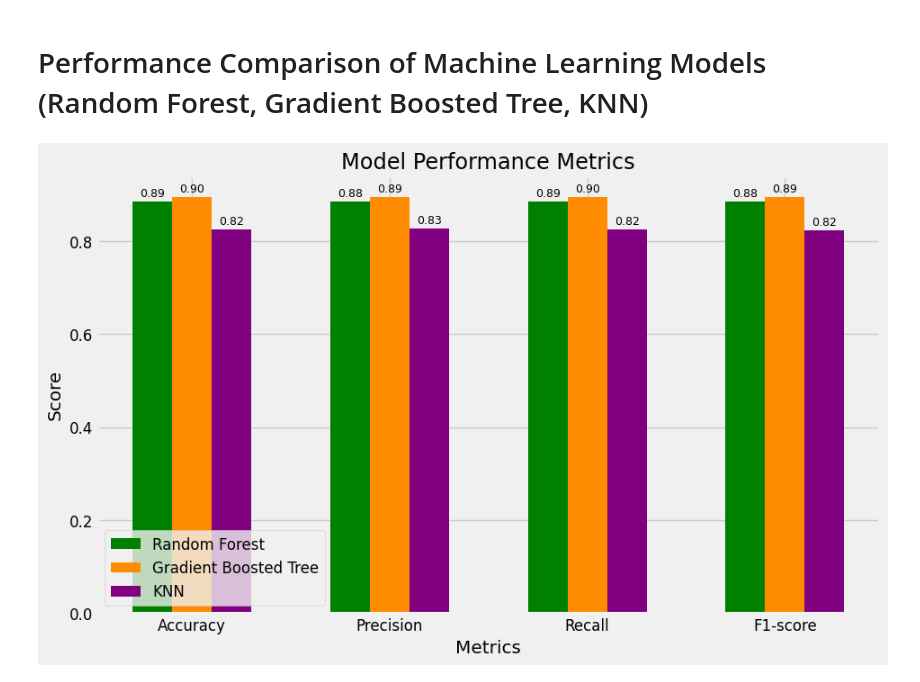
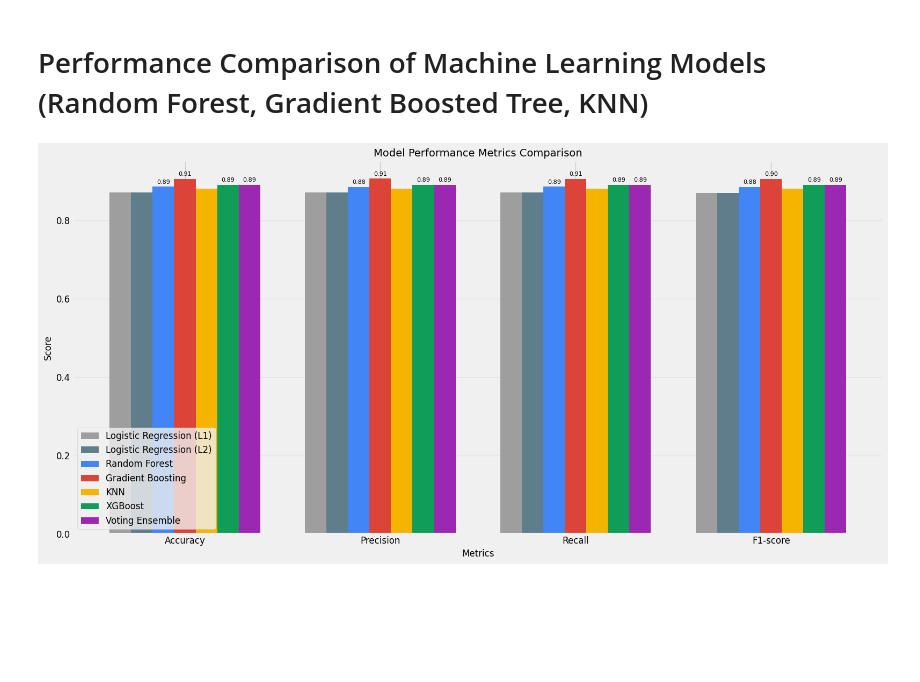
Before and after one commit to Fadi-Louise/Heart-Diseases, a Jupyter notebook: Heart Diseases.ipynb, the cells around one changed output. Saved outputs shown, nothing was run; the diff lists cells and outputs as text; code cells hidden in the pictures; blank space fills up the shorter version.

Commit message:
Update using new models

```diff
--- a/Heart Diseases.ipynb
+++ b/Heart Diseases.ipynb
@@ -543,67 +917,91 @@ weighted avg       0.83      0.82      0.82       200
 # %% [markdown]
 # Performance Comparison of Machine Learning Models (Random Forest, Gradient Boosted Tree, KNN)
 # %%
-# Accuracy, Precision, Recall, F1-score
+# Performance Comparison of All Machine Learning Models
 from sklearn.metrics import precision_recall_fscore_support
 
-# Calculate precision, recall, F1-score
-precision_rf, recall_rf, f1_score_rf, _ = precision_recall_fscore_support(y_test, y_pred, average='weighted')
-precision_gb, recall_gb, f1_score_gb, _ = precision_recall_fscore_support(y_test, y_pred_gb, average='weighted')
-precision_knn, recall_knn, f1_score_knn, _ = precision_recall_fscore_support(y_test, y_pred_knn, average='weighted')
-
-# Accuracy
-accuracy_rf = accuracy_score(y_test, y_pred)
-accuracy_gb = accuracy_score(y_test, y_pred_gb)
-accuracy_knn = accuracy_score(y_test, y_pred_knn)
+# Calculate precision, recall, F1-score for all models
+precision_l1, recall_l1, f1_score_l1, _ = precision_recall_fscore_support(y_test, lr_l1_predictions, average='weighted')
+precision_l2, recall_l2, f1_score_l2, _ = precision_recall_fscore_support(y_test, lr_l2_predictions, average='weighted')
+precision_rf, recall_rf, f1_score_rf, _ = precision_recall_fscore_support(y_test, rf_predictions, average='weighted')
+precision_gb, recall_gb, f1_score_gb, _ = precision_recall_fscore_support(y_test, gb_predictions, average='weighted')
+precision_knn, recall_knn, f1_score_knn, _ = precision_recall_fscore_support(y_test, knn_predictions, average='weighted')
+precision_xgb, recall_xgb, f1_score_xgb, _ = precision_recall_fscore_support(y_test, xgb_predictions, average='weighted')
+precision_vote, recall_vote, f1_score_vote, _ = precision_recall_fscore_support(y_test, voting_predictions, average='weighted')
 
 # Plotting with numbers on bars
-plt.figure(figsize=(10, 6))
+plt.figure(figsize=(16, 8))
 
 # Bar width
-bar_width = 0.2
+bar_width = 0.11
 
 # Metrics
 metrics = ['Accuracy', 'Precision', 'Recall', 'F1-score']
-rf_values = [accuracy_rf, precision_rf, recall_rf, f1_score_rf]
-gb_values = [accuracy_gb, precision_gb, recall_gb, f1_score_gb]
-knn_values = [accuracy_knn, precision_knn, recall_knn, f1_score_knn]
+l1_values = [accuracy_l1, precision_l1, recall_l1, f1_score_l1]
+l2_values = [accuracy_l2, precision_l2, recall_l2, f1_score_l2]
+rf_values = [rf_accuracy, precision_rf, recall_rf, f1_score_rf]
+gb_values = [gb_accuracy, precision_gb, recall_gb, f1_score_gb]
+knn_values = [knn_accuracy, precision_knn, recall_knn, f1_score_knn]
+xgb_values = [xgb_accuracy, precision_xgb, recall_xgb, f1_score_xgb]
+vote_values = [voting_accuracy, precision_vote, recall_vote, f1_score_vote]
 
 # Bar positions
 index = range(len(metrics))
 
-# Plotting
-plt.bar(index, rf_values, bar_width, color='green', label='Random Forest')
-plt.bar([i + bar_width for i in index], gb_values, bar_width, color='darkorange', label='Gradient Boosted Tree')
-plt.bar([i + bar_width*2 for i in index], knn_values, bar_width, color='purple', label='KNN')
+# Plotting with improved colors
+plt.bar([i - 3*bar_width for i in index], l1_values, bar_width, color='#9E9E9E', label='Logistic Regression (L1)')
+plt.bar([i - 2*bar_width for i in index], l2_values, bar_width, color='#607D8B', label='Logistic Regression (L2)')
+plt.bar([i - bar_width for i in index], rf_values, bar_width, color='#4285F4', label='Random Forest')
+plt.bar(index, gb_values, bar_width, color='#DB4437', label='Gradient Boosting')
+plt.bar([i + bar_width for i in index], knn_values, bar_width, color='#F4B400', label='KNN')
+plt.bar([i + 2*bar_width for i in index], xgb_values, bar_width, color='#0F9D58', label='XGBoost')
+plt.bar([i + 3*bar_width for i in index], vote_values, bar_width, color='#9C27B0', label='Voting Ensemble')
 
-# Adding numbers to bars
+# Adding numbers to top models only (to avoid clutter)
 for i, v in enumerate(rf_values):
-    plt.text(i, v + 0.005, f'{v:.2f}', ha='center', va='bottom', fontsize=9)
+    plt.text(i - bar_width, v + 0.005, f'{v:.2f}', ha='center', va='bottom', fontsize=8)
 for i, v in enumerate(gb_values):
-    plt.text(i + bar_width, v + 0.005, f'{v:.2f}', ha='center', va='bottom', fontsize=9)
-for i, v in enumerate(knn_values):
-    plt.text(i + bar_width*2, v + 0.005, f'{v:.2f}', ha='center', va='bottom', fontsize=9)
+    plt.text(i, v + 0.005, f'{v:.2f}', ha='center', va='bottom', fontsize=8)
+for i, v in enumerate(xgb_values):
+    plt.text(i + 2*bar_width, v + 0.005, f'{v:.2f}', ha='center', va='bottom', fontsize=8)
+for i, v in enumerate(vote_values):
+    plt.text(i + 3*bar_width, v + 0.005, f'{v:.2f}', ha='center', va='bottom', fontsize=8)
 
 # Labels and title
-plt.xlabel('Metrics')
-plt.ylabel('Score')
-plt.title('Model Performance Metrics')
-plt.xticks([i + bar_width for i in index], metrics)
+plt.xlabel('Metrics', fontsize=12)
+plt.ylabel('Score', fontsize=12)
+plt.title('Model Performance Metrics Comparison', fontsize=14)
+plt.xticks(index, metrics)
 plt.legend()
+plt.grid(axis='y', alpha=0.3)
+plt.tight_layout()
 plt.show()
 
-# ROC Curve
-plt.figure(figsize=(10, 8))
-plt.plot(fpr_rf, tpr_rf, color='green', lw=2, label='RF ROC curve (area = %0.2f)' % roc_auc_rf)
-plt.plot(fpr_gb, tpr_gb, color='darkorange', lw=2, label='GB ROC curve (area = %0.2f)' % roc_auc_gb)
-plt.plot(fpr_knn, tpr_knn, color='purple', lw=2, label='KNN ROC curve (area = %0.2f)' % roc_auc_knn)
+# ROC Curve comparison
+plt.figure(figsize=(12, 8))
+plt.plot(fpr_l1, tpr_l1, color='#9E9E9E', lw=2, label=f'Logistic Regression (L1) (AUC = {auc_l1:.3f})')
+plt.plot(fpr_l2, tpr_l2, color='#607D8B', lw=2, label=f'Logistic Regression (L2) (AUC = {auc_l2:.3f})')
+plt.plot(fpr_rf, tpr_rf, color='#4285F4', lw=2, label=f'Random Forest (AUC = {auc_rf:.3f})')
+plt.plot(fpr_gb, tpr_gb, color='#DB4437', lw=2, label=f'Gradient Boosting (AUC = {auc_gb:.3f})')
+plt.plot(fpr_knn, tpr_knn, color='#F4B400', lw=2, label=f'KNN (AUC = {auc_knn:.3f})')
+plt.plot(fpr_xgb, tpr_xgb, color='#0F9D58', lw=2, label=f'XGBoost (AUC = {auc_xgb:.3f})')
 plt.plot([0, 1], [0, 1], color='navy', lw=2, linestyle='--')
 plt.xlim([0.0, 1.0])
 plt.ylim([0.0, 1.05])
-plt.xlabel('False Positive Rate')
-plt.ylabel('True Positive Rate')
-plt.title('Receiver Operating Characteristic (ROC) Curve')
+plt.xlabel('False Positive Rate', fontsize=12)
+plt.ylabel('True Positive Rate', fontsize=12)
+plt.title('Receiver Operating Characteristic (ROC) Curve Comparison', fontsize=14)
 plt.legend(loc="lower right")
+plt.grid(True, alpha=0.3)
 plt.show()
+
+# Identify the best model based on accuracy
+models_list = ['LogReg (L1)', 'LogReg (L2)', 'Random Forest', 'Gradient Boosting', 'KNN', 'XGBoost', 'Voting Ensemble']
+accuracies = [accuracy_l1, accuracy_l2, rf_accuracy, gb_accuracy, knn_accuracy, xgb_accuracy, voting_accuracy]
+best_model_index = np.argmax(accuracies)
+best_model = models_list[best_model_index]
+best_accuracy = accuracies[best_model_index]
+
+print(f"Best performing model: {best_model} with accuracy: {best_accuracy:.4f}")
 # %% [output]
-[figure, old version]
+[figure, new version]
```
Also changed, not shown: parts of 20 cells of this notebook.
